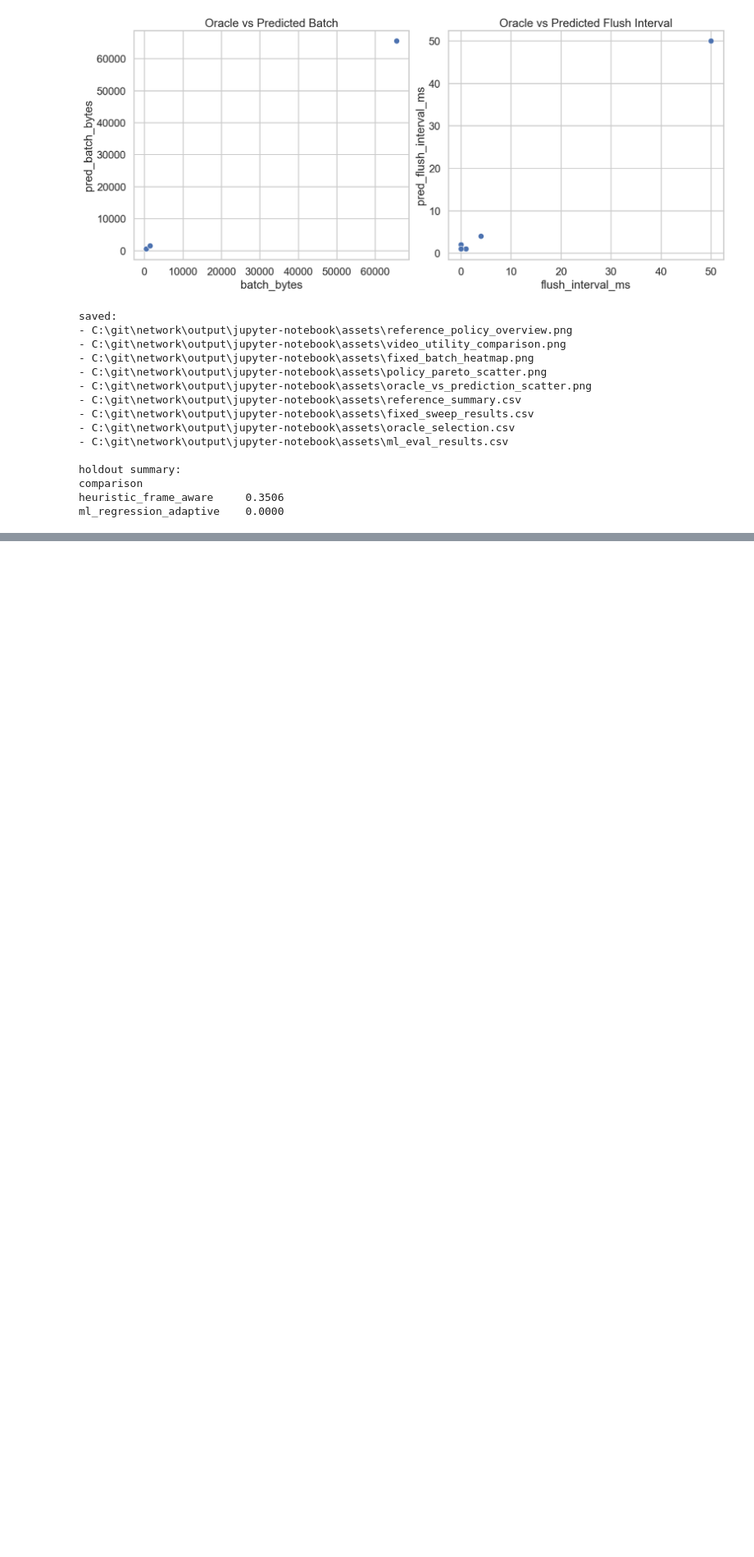
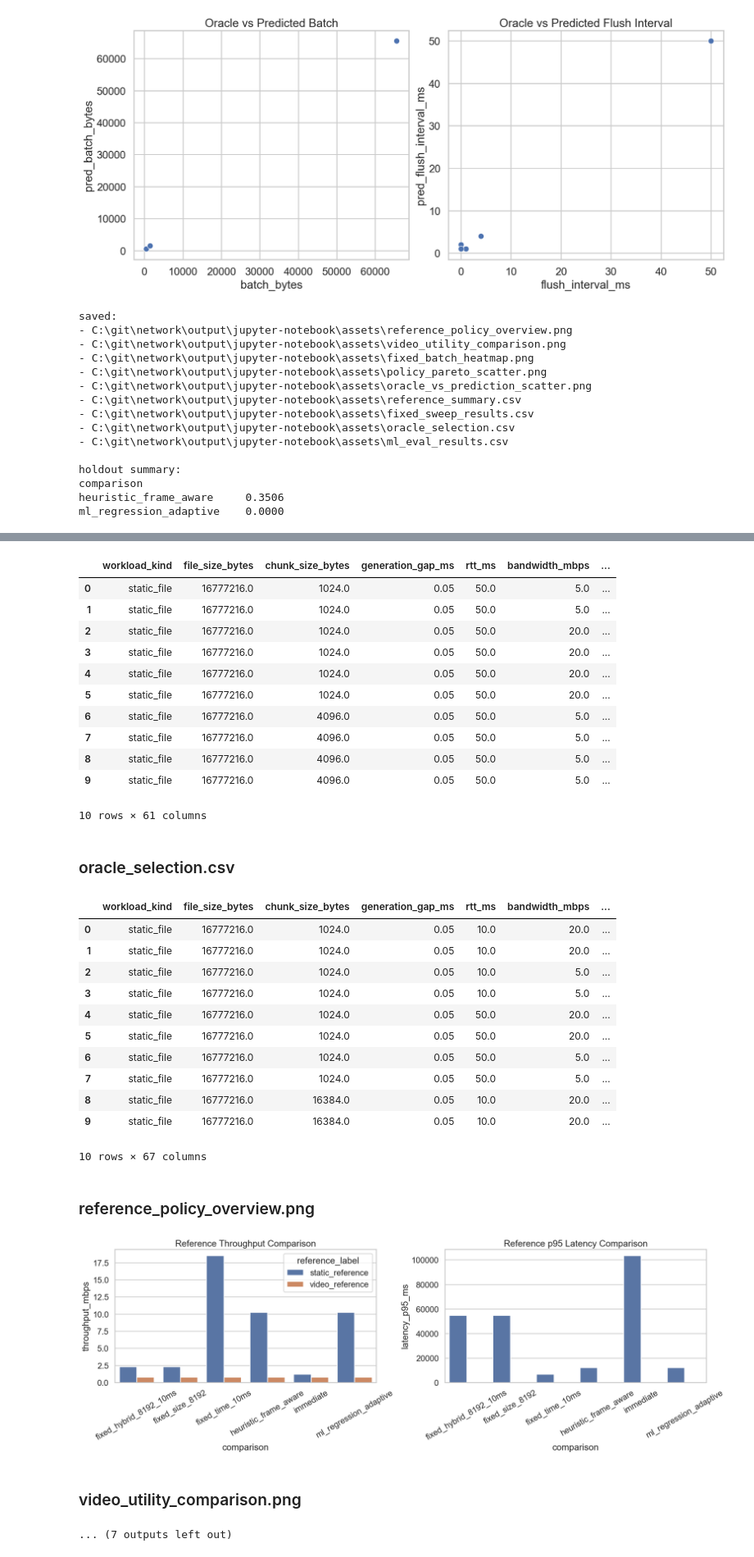
Before and after one commit to knougitrepos/network, a Jupyter notebook: output/jupyter-notebook/tcp-content-aware-batching.ipynb, the cells around one changed output, grey strips where cells are left out. Shown at 82% size. Cells and saved outputs as stored; diff of their text form; code cells hidden in the pictures; blank space fills up the shorter version.

```diff
--- a/output/jupyter-notebook/tcp-content-aware-batching.ipynb
+++ b/output/jupyter-notebook/tcp-content-aware-batching.ipynb
@@ -451,33 +459,34 @@ ml_regression_adaptive    0.0000
 # %%
-# cell 8 : 정책 산출물 CSV/이미지 자동 로딩
-from pathlib import Path
-import pandas as pd
+# cell 5 : review core CSV and image artifacts
 from IPython.display import Image, Markdown, display
 
-def _resolve_repo_root(start: Path) -> Path:
-    for candidate in [start, *start.parents]:
-        if (candidate / "README.md").exists() and (candidate / "core").exists():
-            return candidate
-    return start
+artifact_csvs = [
+    ASSET_DIR / "reference_summary.csv",
+    ASSET_DIR / "ml_eval_results.csv",
+    ASSET_DIR / "oracle_selection.csv",
+]
+artifact_images = [
+    ASSET_DIR / "reference_policy_overview.png",
+    ASSET_DIR / "video_utility_comparison.png",
+    ASSET_DIR / "fixed_batch_heatmap.png",
+    ASSET_DIR / "policy_pareto_scatter.png",
+    ASSET_DIR / "oracle_vs_prediction_scatter.png",
+]
 
-repo_root = _resolve_repo_root(Path.cwd())
-assets_dir = repo_root / "output" / "jupyter-notebook" / "assets"
-policy_csv = assets_dir / "policy_action_summary.csv"
-action_png = assets_dir / "policy_action_counts.png"
-qoe_png = assets_dir / "policy_qoe_scatter.png"
+print(f"repo_root: {REPO_ROOT}")
+print(f"assets_dir: {ASSET_DIR}")
 
-print(f"repo_root: {repo_root}")
-print(f"assets_dir: {assets_dir}")
+for csv_path in artifact_csvs:
+    if csv_path.exists():
+        display(Markdown(f"### {csv_path.name}"))
+        display(pd.read_csv(csv_path).head(10))
+    else:
+        print(f"missing: {csv_path}")
 
-if policy_csv.exists():
-    display(Markdown("### policy_action_summary.csv"))
-    display(pd.read_csv(policy_csv))
-else:
-    print(f"missing: {policy_csv}")
-
-for image_path in [action_png, qoe_png]:
+for image_path in artifact_images:
     if image_path.exists():
         display(Markdown(f"### {image_path.name}"))
         display(Image(filename=str(image_path)))
     else:
         print(f"missing: {image_path}")
+# %% [output]
@@ -484 +508,30 @@ for image_path in [action_png, qoe_png]:
+|  | workload_kind | file_size_bytes | chunk_size_bytes | generation_gap_ms | rtt_ms | bandwidth_mbps | ... |
+| 0 | static_file | 16777216.0 | 1024.0 | 0.05 | 50.0 | 5.0 | ... |
+| 1 | static_file | 16777216.0 | 1024.0 | 0.05 | 50.0 | 5.0 | ... |
+| 2 | static_file | 16777216.0 | 1024.0 | 0.05 | 50.0 | 20.0 | ... |
+| 3 | static_file | 16777216.0 | 1024.0 | 0.05 | 50.0 | 20.0 | ... |
+| 4 | static_file | 16777216.0 | 1024.0 | 0.05 | 50.0 | 20.0 | ... |
+| 5 | static_file | 16777216.0 | 1024.0 | 0.05 | 50.0 | 20.0 | ... |
+| 6 | static_file | 16777216.0 | 4096.0 | 0.05 | 50.0 | 5.0 | ... |
+| 7 | static_file | 16777216.0 | 4096.0 | 0.05 | 50.0 | 5.0 | ... |
+| 8 | static_file | 16777216.0 | 4096.0 | 0.05 | 50.0 | 5.0 | ... |
+| 9 | static_file | 16777216.0 | 4096.0 | 0.05 | 50.0 | 5.0 | ... |
+10 rows × 61 columns
+### oracle_selection.csv
+|  | workload_kind | file_size_bytes | chunk_size_bytes | generation_gap_ms | rtt_ms | bandwidth_mbps | ... |
+| 0 | static_file | 16777216.0 | 1024.0 | 0.05 | 10.0 | 20.0 | ... |
+| 1 | static_file | 16777216.0 | 1024.0 | 0.05 | 10.0 | 20.0 | ... |
+| 2 | static_file | 16777216.0 | 1024.0 | 0.05 | 10.0 | 5.0 | ... |
+| 3 | static_file | 16777216.0 | 1024.0 | 0.05 | 10.0 | 5.0 | ... |
+| 4 | static_file | 16777216.0 | 1024.0 | 0.05 | 50.0 | 20.0 | ... |
+| 5 | static_file | 16777216.0 | 1024.0 | 0.05 | 50.0 | 20.0 | ... |
+| 6 | static_file | 16777216.0 | 1024.0 | 0.05 | 50.0 | 5.0 | ... |
+| 7 | static_file | 16777216.0 | 1024.0 | 0.05 | 50.0 | 5.0 | ... |
+| 8 | static_file | 16777216.0 | 16384.0 | 0.05 | 10.0 | 20.0 | ... |
+| 9 | static_file | 16777216.0 | 16384.0 | 0.05 | 10.0 | 20.0 | ... |
+10 rows × 67 columns
+### reference_policy_overview.png
+[figure, added]
+### video_utility_comparison.png
+... (7 outputs left out)
 # %%
```
Also changed, not shown: parts of 14 cells of this notebook, 10 other files.
